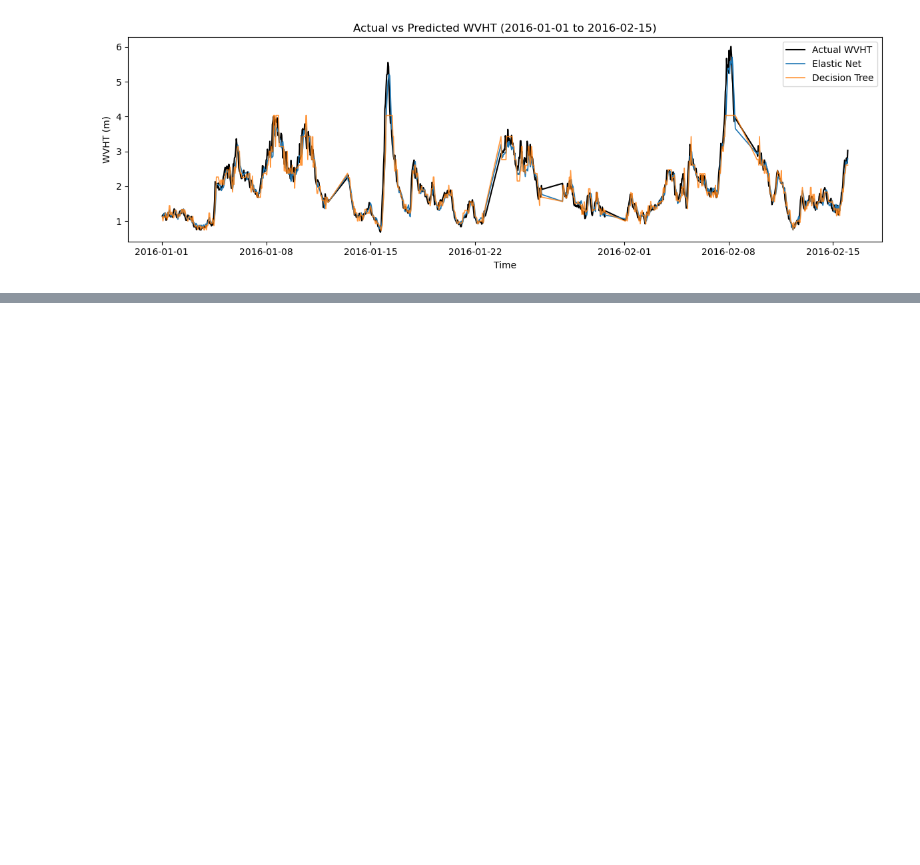
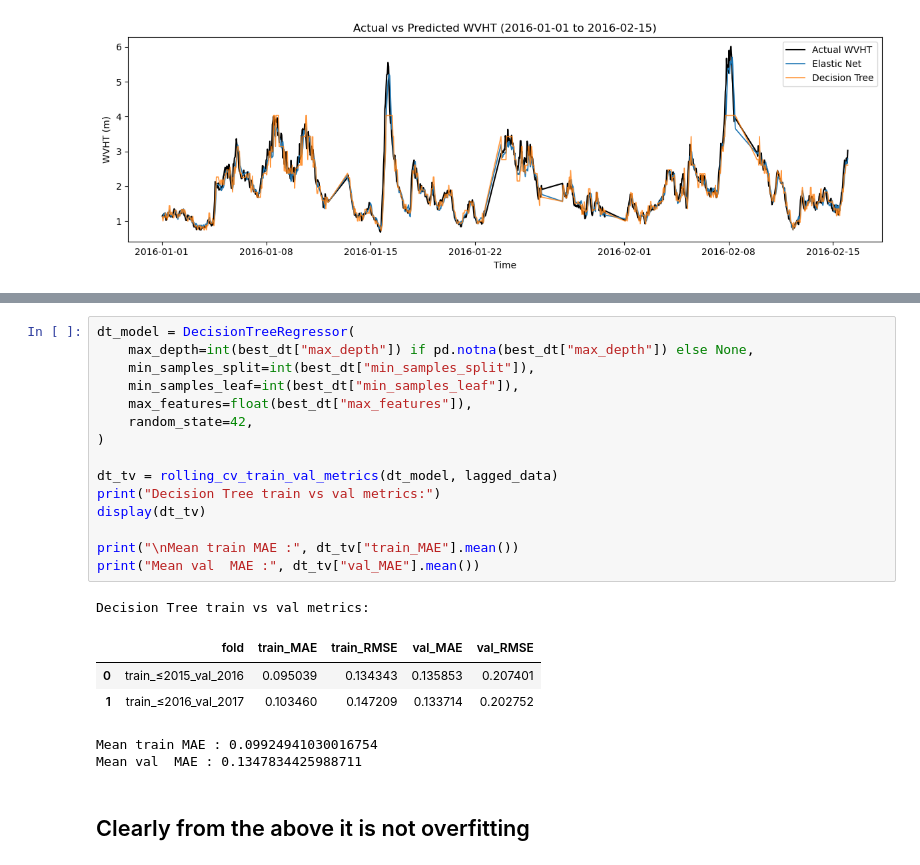
Before and after one commit to RichelCode/Wave-Energy-Forecasting-Methodological-Enhancement-and-Advanced-Modeling, a Jupyter notebook: Conference Presentation.ipynb, the cells around one changed output, grey strips where cells are left out. Saved outputs shown, nothing was run; the diff lists cells and outputs as text; blank space fills up the shorter version.

```diff
--- a/Conference Presentation.ipynb
+++ b/Conference Presentation.ipynb
@@ -2299,0 +2377,24 @@ plt.show()
+# %%
+dt_model = DecisionTreeRegressor(
+    max_depth=int(best_dt["max_depth"]) if pd.notna(best_dt["max_depth"]) else None,
+    min_samples_split=int(best_dt["min_samples_split"]),
+    min_samples_leaf=int(best_dt["min_samples_leaf"]),
+    max_features=float(best_dt["max_features"]),
+    random_state=42,
+)
+
+dt_tv = rolling_cv_train_val_metrics(dt_model, lagged_data)
+print("Decision Tree train vs val metrics:")
+display(dt_tv)
+
+print("\nMean train MAE :", dt_tv["train_MAE"].mean())
+print("Mean val  MAE :", dt_tv["val_MAE"].mean())
+# %% [output]
+Decision Tree train vs val metrics:
+|  | fold | train_MAE | train_RMSE | val_MAE | val_RMSE |
+| 0 | train_≤2015_val_2016 | 0.095039 | 0.134343 | 0.135853 | 0.207401 |
+| 1 | train_≤2016_val_2017 | 0.103460 | 0.147209 | 0.133714 | 0.202752 |
+Mean train MAE : 0.09924941030016754
+Mean val  MAE : 0.1347834425988711
+# %% [markdown]
+## Clearly from the above it is not overfitting
```
Also changed, not shown: parts of 3 cells of this notebook.
